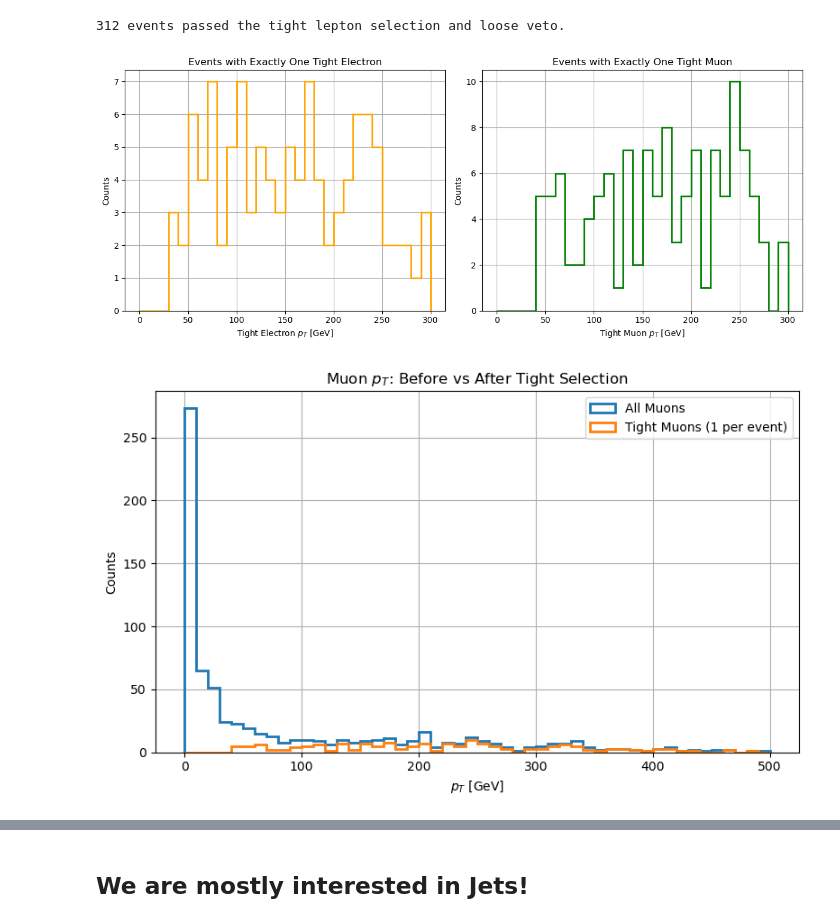
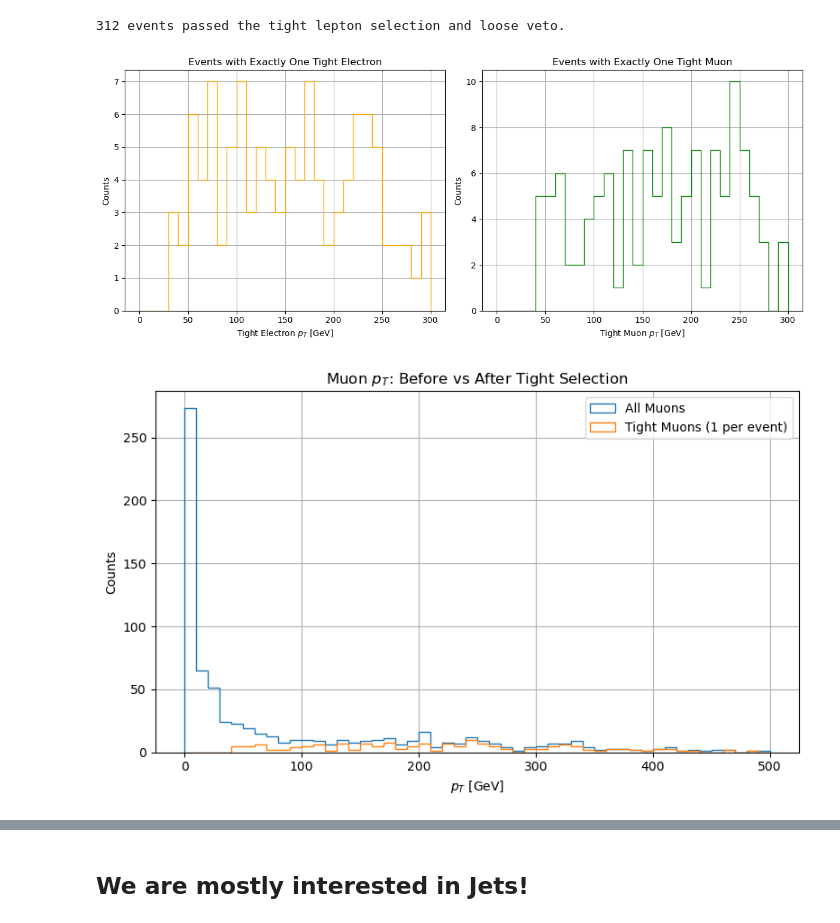
Before and after one commit to aimenobaid/polarization, a Jupyter notebook: resonancesTest_selections_h5.ipynb, the cells around one changed output, grey strips where cells are left out. Saved outputs shown, nothing was run; the diff lists cells and outputs as text; code cells hidden in the pictures.

```diff
--- a/resonancesTest_selections_h5.ipynb
+++ b/resonancesTest_selections_h5.ipynb
@@ -260,36 +260,36 @@ tight_muon_one = tight_muons[one_tight_muon_mask]
 # %%
 plt.figure(figsize=(12, 5))
 
 # --- Electrons ---
 plt.subplot(1, 2, 1)
-plt.hist(ak.to_numpy(ak.flatten(tight_electron_one.pt)), bins=30, range=(0, 300), histtype='step', linewidth=2, color='orange')
+plt.hist(ak.to_numpy(ak.flatten(tight_electron_one.pt)), bins=30, range=(0, 300), histtype='step', color='orange')
 plt.xlabel(r"Tight Electron $p_T$ [GeV]")
 plt.ylabel("Counts")
 plt.title("Events with Exactly One Tight Electron")
 plt.grid(True)
 
 # --- Muons ---
 plt.subplot(1, 2, 2)
-plt.hist(ak.to_numpy(ak.flatten(tight_muon_one.pt)), bins=30, range=(0, 300), histtype='step', linewidth=2, color='green')
+plt.hist(ak.to_numpy(ak.flatten(tight_muon_one.pt)), bins=30, range=(0, 300), histtype='step', color='green')
 plt.xlabel(r"Tight Muon $p_T$ [GeV]")
 plt.ylabel("Counts")
 plt.title("Events with Exactly One Tight Muon")
 plt.grid(True)
 
 plt.tight_layout()
 plt.show()
 # %% [output]
-[figure, old version]
+[figure, new version]
 # %%
 plt.figure(figsize=(8, 5))
 
 # Before selection
 plt.hist(ak.to_numpy(ak.flatten(muons.pt)), bins=50, range=(0, 500),
-         histtype='step', linewidth=2, label='All Muons')
+         histtype='step', label='All Muons')
 
 # After tight selection and exactly one
 plt.hist(ak.to_numpy(ak.flatten(tight_muon_one.pt)), bins=50, range=(0, 500),
-         histtype='step', linewidth=2, label='Tight Muons (1 per event)')
+         histtype='step', label='Tight Muons (1 per event)')
 
 plt.xlabel(r"$p_T$ [GeV]")
 plt.ylabel("Counts")
@@ -299,7 +299,7 @@ plt.grid(True)
 plt.tight_layout()
 plt.show()
 # %% [output]
-[figure, old version]
+[figure, new version]
 # %%
 plt.figure(figsize=(8, 5))
 
```
Also changed, not shown: parts of 32 cells of this notebook.
